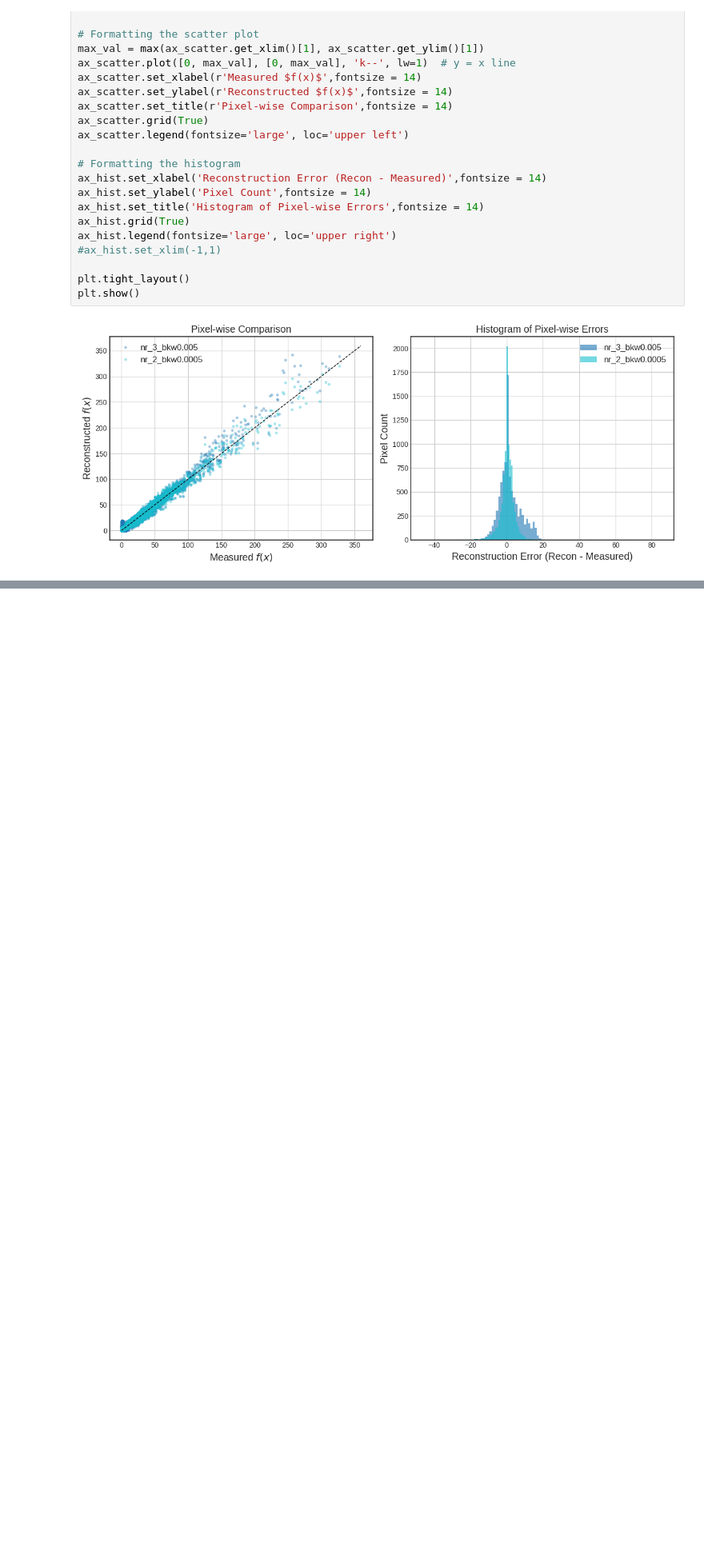
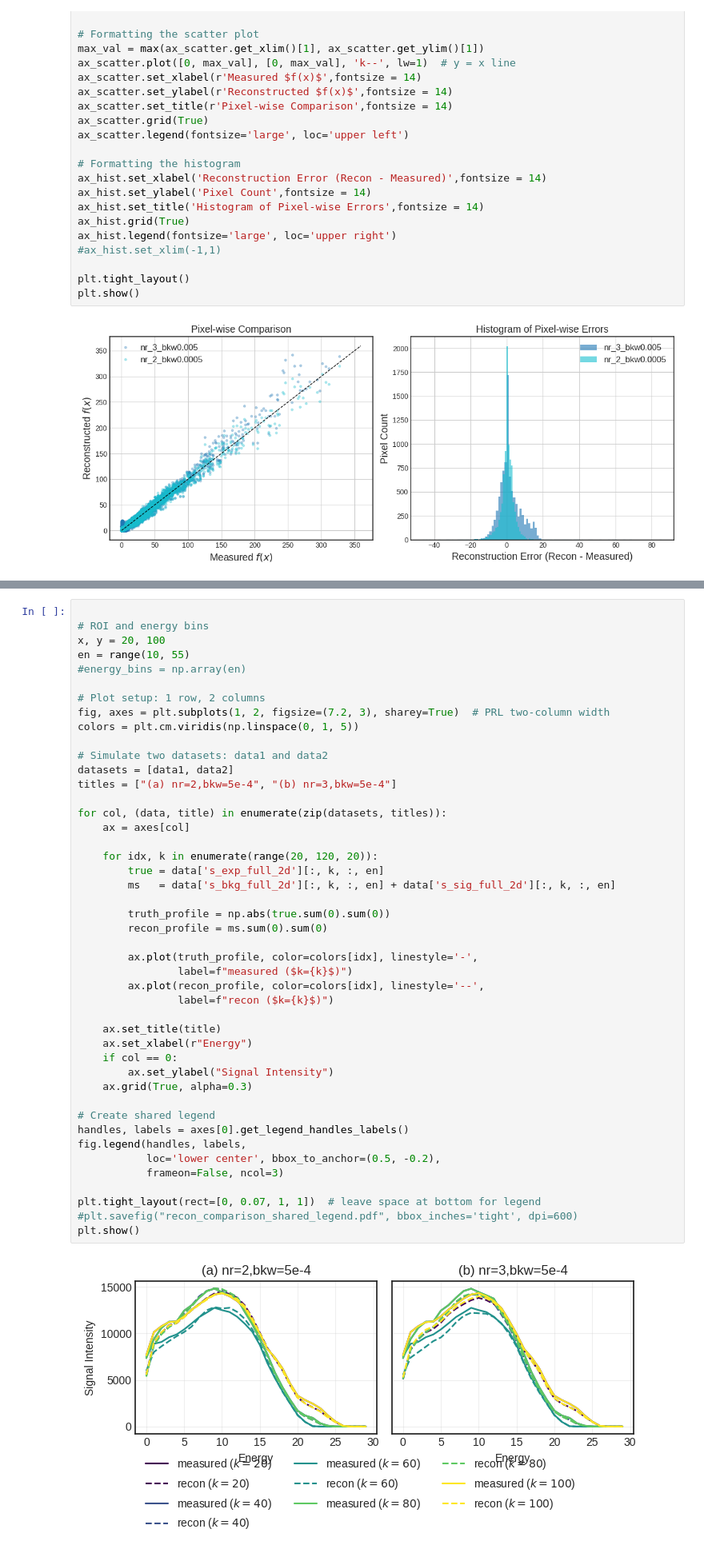
Before and after one commit to zhantaochen/kernel-s2e, a Jupyter notebook: kernel_learning_statistics_zt.ipynb, the cells around one changed output, grey strips where cells are left out. Shown at 80% size. Drawn from its saved outputs; the diff is of its cells as text; blank space fills up the shorter version.

```diff
--- a/kernel_learning_statistics_zt.ipynb
+++ b/kernel_learning_statistics_zt.ipynb
@@ -776,0 +904,47 @@ plt.show()
+# %%
+
+# ROI and energy bins
+x, y = 20, 100
+en = range(10, 55)
+#energy_bins = np.array(en)
+
+# Plot setup: 1 row, 2 columns
+fig, axes = plt.subplots(1, 2, figsize=(7.2, 3), sharey=True)  # PRL two-column width
+colors = plt.cm.viridis(np.linspace(0, 1, 5))
+
+# Simulate two datasets: data1 and data2
+datasets = [data1, data2]
+titles = ["(a) nr=2,bkw=5e-4", "(b) nr=3,bkw=5e-4"]
+
+for col, (data, title) in enumerate(zip(datasets, titles)):
+    ax = axes[col]
+
+    for idx, k in enumerate(range(20, 120, 20)):
+        true = data['s_exp_full_2d'][:, k, :, en]
+        ms   = data['s_bkg_full_2d'][:, k, :, en] + data['s_sig_full_2d'][:, k, :, en]
+
+        truth_profile = np.abs(true.sum(0).sum(0))
+        recon_profile = ms.sum(0).sum(0)
+
+        ax.plot(truth_profile, color=colors[idx], linestyle='-',
+                label=f"measured ($k={k}$)")
+        ax.plot(recon_profile, color=colors[idx], linestyle='--',
+                label=f"recon ($k={k}$)")
+
+    ax.set_title(title)
+    ax.set_xlabel(r"Energy")
+    if col == 0:
+        ax.set_ylabel("Signal Intensity")
+    ax.grid(True, alpha=0.3)
+
+# Create shared legend
+handles, labels = axes[0].get_legend_handles_labels()
+fig.legend(handles, labels,
+           loc='lower center', bbox_to_anchor=(0.5, -0.2),
+           frameon=False, ncol=3)
+
+plt.tight_layout(rect=[0, 0.07, 1, 1])  # leave space at bottom for legend
+#plt.savefig("recon_comparison_shared_legend.pdf", bbox_inches='tight', dpi=600)
+plt.show()
+# %% [output]
+[figure, added]
```
Also changed, not shown: parts of 8 cells of this notebook.
